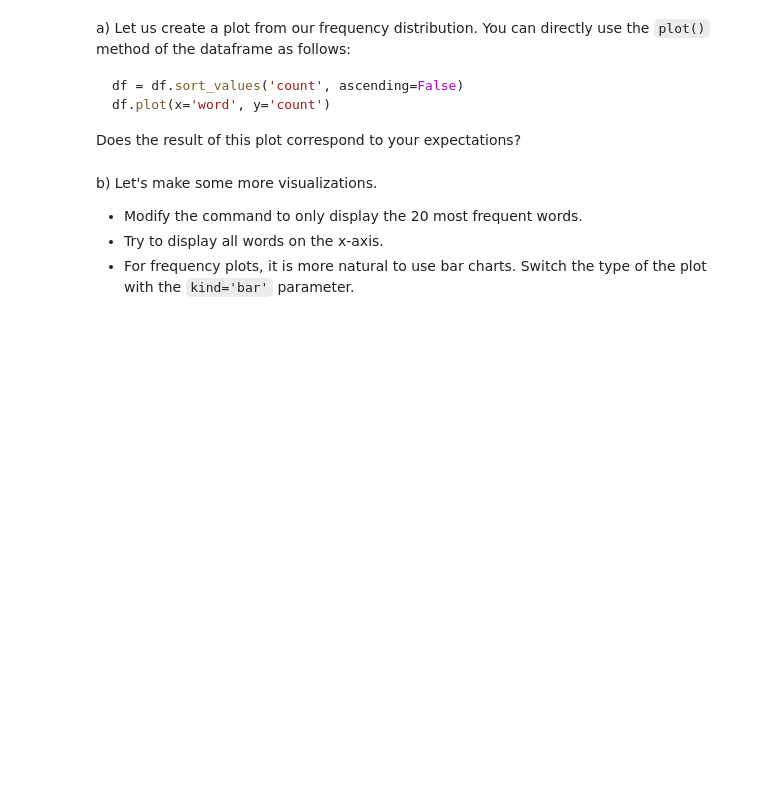
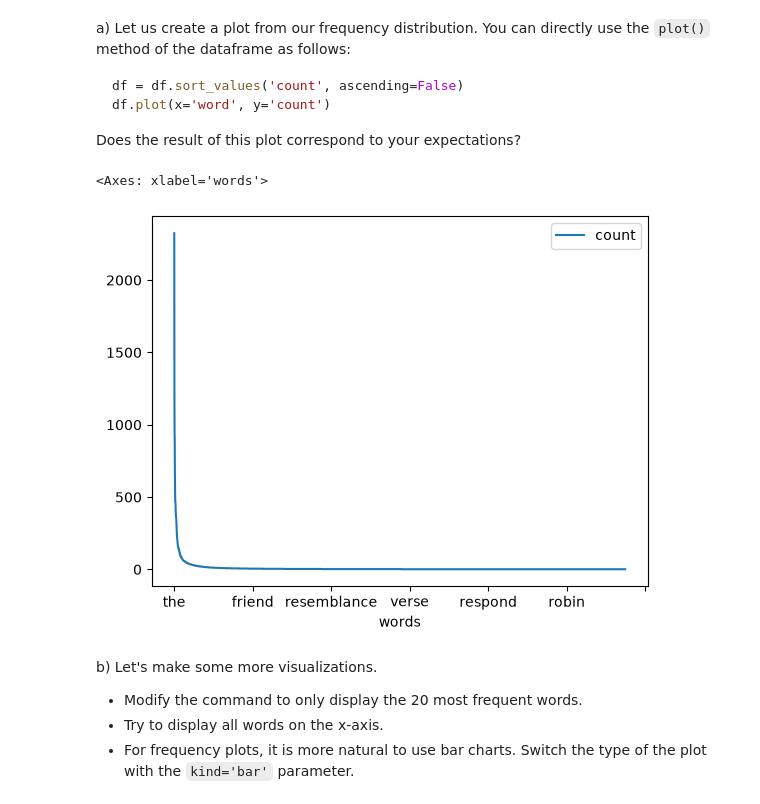
Before and after one commit to zejingw1998/IN4080-Natural-Language-Processing-NLP-, a Jupyter notebook: Week_exercises/week1/in4080-exercises1.ipynb, the cells around one changed output. Saved outputs shown, nothing was run; the diff lists cells and outputs as text; code cells hidden in the pictures; blank space fills up the shorter version.

````diff
--- a/Week_exercises/week1/in4080-exercises1.ipynb
+++ b/Week_exercises/week1/in4080-exercises1.ipynb
@@ -133,3 +179,10 @@ b) You will see that punctuation marks are among the most frequent items in the
 		<li>You can delete the 'and' item from the counter with <code>del c[‘and’]</code>.</li>
 	</ul>
 </details>
+# %%
+words = [token.text for token in clean_doc if not token.is_punct]
+
+counter_1 = Counter(words)
+
+
+print(counter_1.most_common(20))
@@ -150,3 +205,18 @@ df.head()    # Display the first rows
 You can do the same with your word counter.
 
 How many types and how many tokens does the text contain? What is its type-token-ratio?
+# %%
+import pandas as pd
+
+df = pd.DataFrame(counter_1.items(),columns=['words','count'])
+
+
+df.head()
+number_of_types = len(counter_1)
+number_of_tokens = sum(counter_1.values())
+
+type_token_ratio = number_of_types / number_of_tokens
+
+print("Number of types:", number_of_types)
+print("Number of tokens:", number_of_tokens)
+print("Type-token ratio:", type_token_ratio)
@@ -184,6 +275,12 @@ df.plot(x='word', y='count')
 ```
 
 Does the result of this plot correspond to your expectations?
+# %%
+df = df.sort_values('count',ascending=False)
+df.plot(x='words',y='count')
+# %% [output]
+<Axes: xlabel='words'>
+[figure, added]
 # %% [markdown]
 b) Let's make some more visualizations.
 
````
Also changed, not shown: parts of 9 cells of this notebook.
